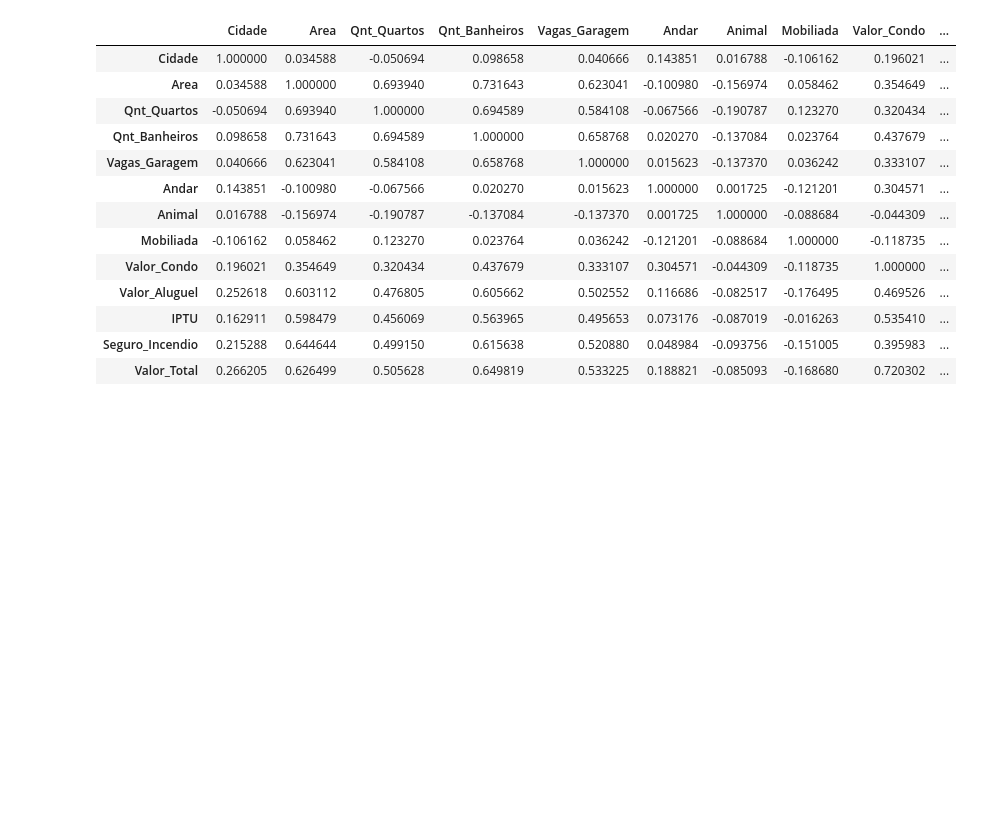
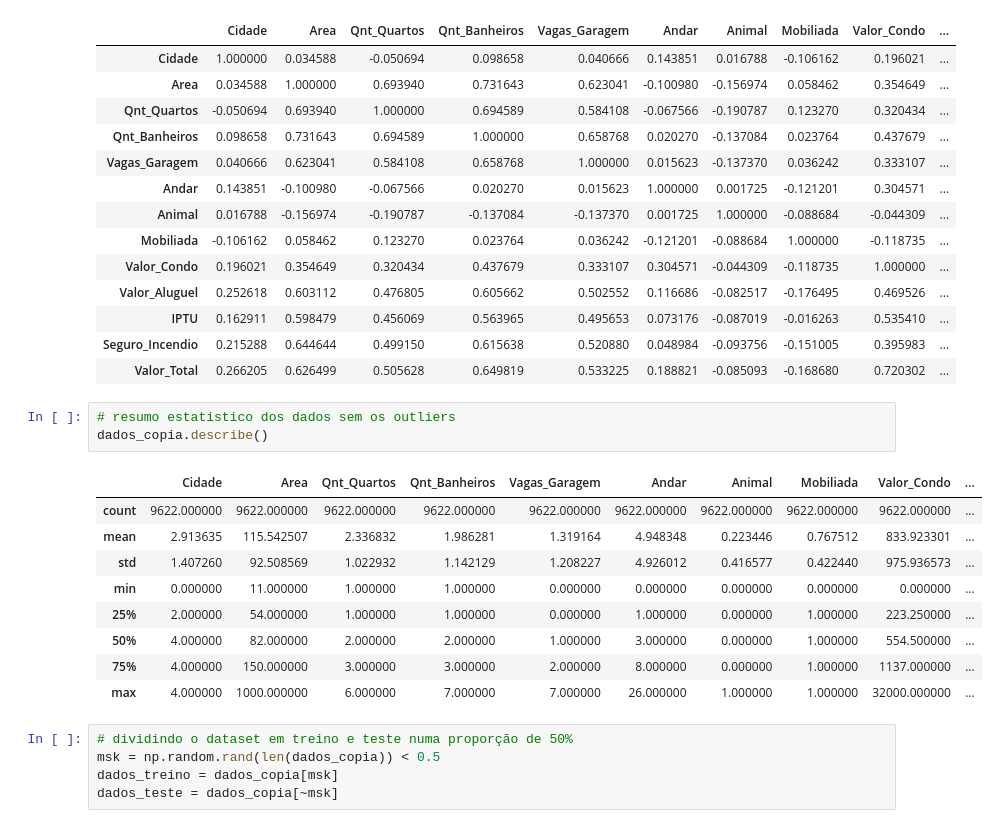
Before and after one commit to Eduu1/Portf-lio-Data-Science, a Jupyter notebook: Projeto-/Projeto - Houses_to_rent.ipynb, the cells around one changed output. Saved outputs shown, nothing was run; the diff lists cells and outputs as text; blank space fills up the shorter version.

Commit message:
Normalização dos dados e divisão entre treino e teste

```diff
--- a/Projeto-/Projeto - Houses_to_rent.ipynb
+++ b/Projeto-/Projeto - Houses_to_rent.ipynb
@@ -468,3 +468,21 @@ dados_copia.corr()
 | IPTU | 0.162911 | 0.598479 | 0.456069 | 0.563965 | 0.495653 | 0.073176 | -0.087019 | -0.016263 | 0.535410 | ... |
 | Seguro_Incendio | 0.215288 | 0.644644 | 0.499150 | 0.615638 | 0.520880 | 0.048984 | -0.093756 | -0.151005 | 0.395983 | ... |
 | Valor_Total | 0.266205 | 0.626499 | 0.505628 | 0.649819 | 0.533225 | 0.188821 | -0.085093 | -0.168680 | 0.720302 | ... |
+# %%
+# resumo estatistico dos dados sem os outliers
+dados_copia.describe()
+# %% [output]
+|  | Cidade | Area | Qnt_Quartos | Qnt_Banheiros | Vagas_Garagem | Andar | Animal | Mobiliada | Valor_Condo | ... |
+| count | 9622.000000 | 9622.000000 | 9622.000000 | 9622.000000 | 9622.000000 | 9622.000000 | 9622.000000 | 9622.000000 | 9622.000000 | ... |
+| mean | 2.913635 | 115.542507 | 2.336832 | 1.986281 | 1.319164 | 4.948348 | 0.223446 | 0.767512 | 833.923301 | ... |
+| std | 1.407260 | 92.508569 | 1.022932 | 1.142129 | 1.208227 | 4.926012 | 0.416577 | 0.422440 | 975.936573 | ... |
+| min | 0.000000 | 11.000000 | 1.000000 | 1.000000 | 0.000000 | 0.000000 | 0.000000 | 0.000000 | 0.000000 | ... |
+| 25% | 2.000000 | 54.000000 | 1.000000 | 1.000000 | 0.000000 | 1.000000 | 0.000000 | 1.000000 | 223.250000 | ... |
+| 50% | 4.000000 | 82.000000 | 2.000000 | 2.000000 | 1.000000 | 3.000000 | 0.000000 | 1.000000 | 554.500000 | ... |
+| 75% | 4.000000 | 150.000000 | 3.000000 | 3.000000 | 2.000000 | 8.000000 | 0.000000 | 1.000000 | 1137.000000 | ... |
+| max | 4.000000 | 1000.000000 | 6.000000 | 7.000000 | 7.000000 | 26.000000 | 1.000000 | 1.000000 | 32000.000000 | ... |
+# %%
+# dividindo o dataset em treino e teste numa proporção de 50%
+msk = np.random.rand(len(dados_copia)) < 0.5
+dados_treino = dados_copia[msk]
+dados_teste = dados_copia[~msk]
```
Also changed, not shown: parts of 4 cells of this notebook.
